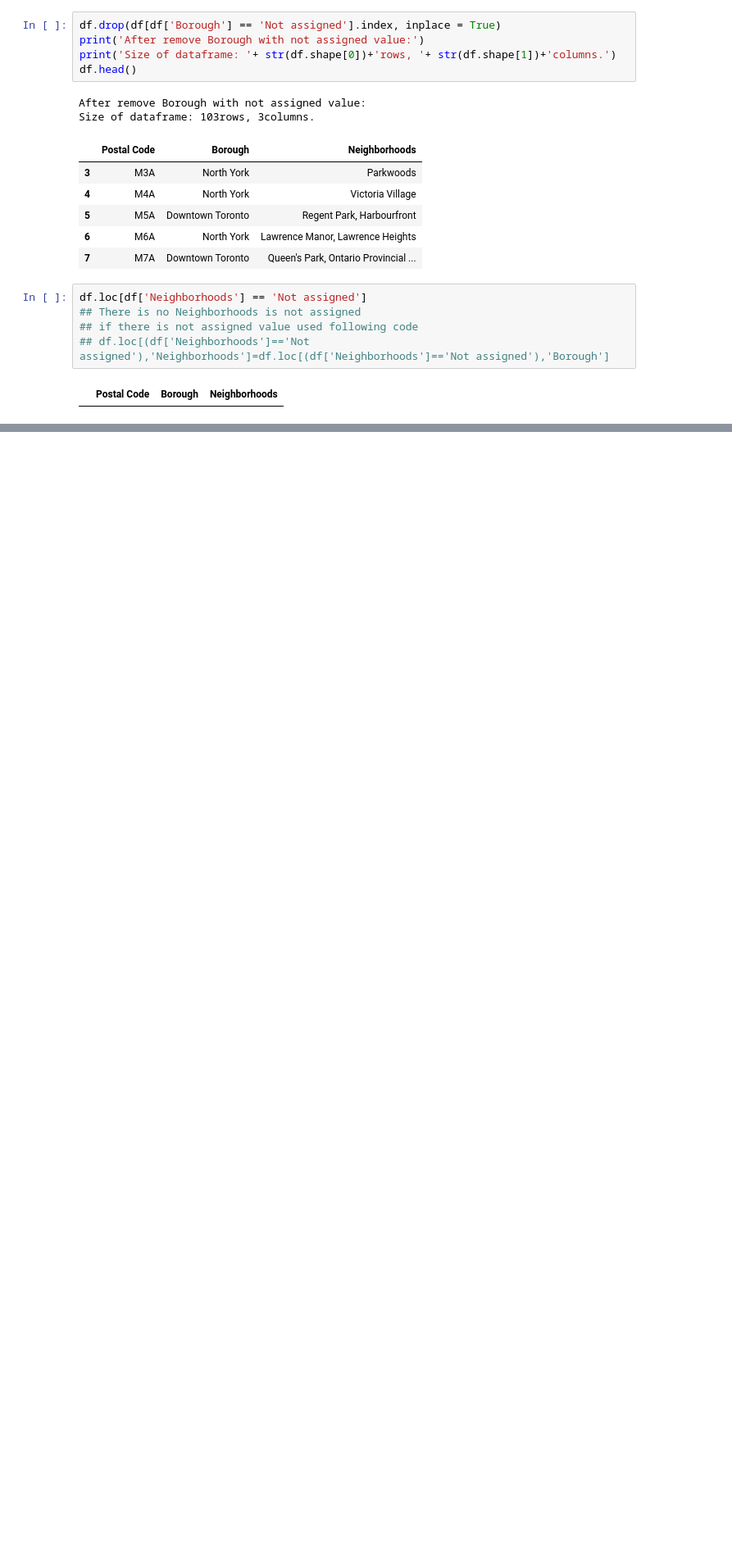
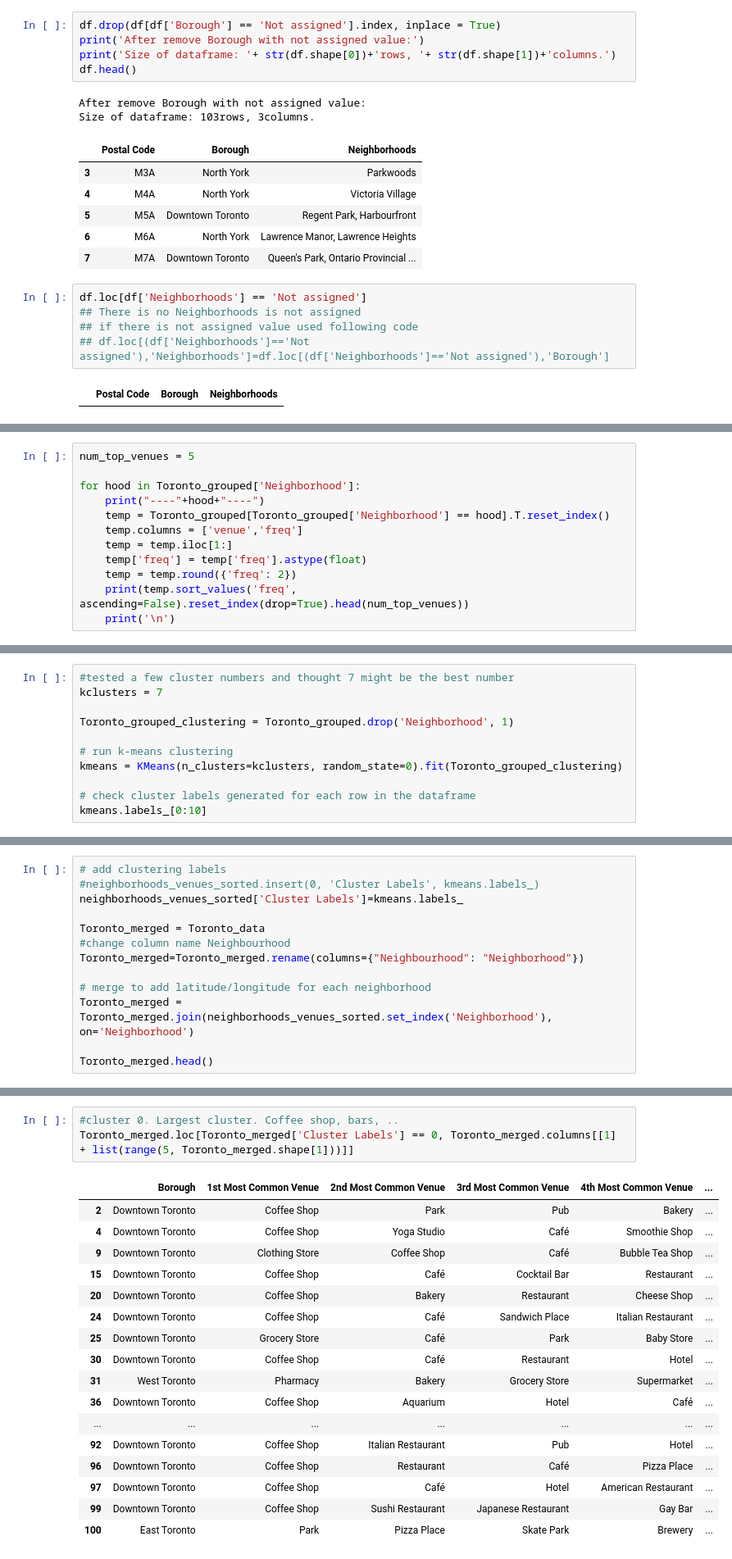
Before and after one commit to LinlinYin/Coursera_Capstone, a Jupyter notebook: Segmenting and Clustering Neighborhoods in Toronto.ipynb, the cells around one changed output, grey strips where cells are left out. Shown at 82% size. Drawn from its saved outputs; the diff is of its cells as text; blank space fills up the shorter version.

```diff
--- a/Segmenting and Clustering Neighborhoods in Toronto.ipynb
+++ b/Segmenting and Clustering Neighborhoods in Toronto.ipynb
@@ -83,0 +332,12 @@ df
+# %%
+num_top_venues = 5
+
+for hood in Toronto_grouped['Neighborhood']:
+    print("----"+hood+"----")
+    temp = Toronto_grouped[Toronto_grouped['Neighborhood'] == hood].T.reset_index()
+    temp.columns = ['venue','freq']
+    temp = temp.iloc[1:]
+    temp['freq'] = temp['freq'].astype(float)
+    temp = temp.round({'freq': 2})
+    print(temp.sort_values('freq', ascending=False).reset_index(drop=True).head(num_top_venues))
+    print('\n')
@@ -83,0 +403,11 @@ df
+# %%
+#tested a few cluster numbers and thought 7 might be the best number
+kclusters = 7
+
+Toronto_grouped_clustering = Toronto_grouped.drop('Neighborhood', 1)
+
+# run k-means clustering
+kmeans = KMeans(n_clusters=kclusters, random_state=0).fit(Toronto_grouped_clustering)
+
+# check cluster labels generated for each row in the dataframe
+kmeans.labels_[0:10]
@@ -83,0 +416,13 @@ df
+# %%
+# add clustering labels
+#neighborhoods_venues_sorted.insert(0, 'Cluster Labels', kmeans.labels_)
+neighborhoods_venues_sorted['Cluster Labels']=kmeans.labels_
+
+Toronto_merged = Toronto_data
+#change column name Neighbourhood
+Toronto_merged=Toronto_merged.rename(columns={"Neighbourhood": "Neighborhood"})
+
+# merge to add latitude/longitude for each neighborhood
+Toronto_merged = Toronto_merged.join(neighborhoods_venues_sorted.set_index('Neighborhood'), on='Neighborhood')
+
+Toronto_merged.head()
@@ -83,0 +474,21 @@ df
+# %%
+#cluster 0. Largest cluster. Coffee shop, bars, ..
+Toronto_merged.loc[Toronto_merged['Cluster Labels'] == 0, Toronto_merged.columns[[1] + list(range(5, Toronto_merged.shape[1]))]]
+# %% [output]
+|  | Borough | 1st Most Common Venue | 2nd Most Common Venue | 3rd Most Common Venue | 4th Most Common Venue | ... |
+| 2 | Downtown Toronto | Coffee Shop | Park | Pub | Bakery | ... |
+| 4 | Downtown Toronto | Coffee Shop | Yoga Studio | Café | Smoothie Shop | ... |
+| 9 | Downtown Toronto | Clothing Store | Coffee Shop | Café | Bubble Tea Shop | ... |
+| 15 | Downtown Toronto | Coffee Shop | Café | Cocktail Bar | Restaurant | ... |
+| 20 | Downtown Toronto | Coffee Shop | Bakery | Restaurant | Cheese Shop | ... |
+| 24 | Downtown Toronto | Coffee Shop | Café | Sandwich Place | Italian Restaurant | ... |
+| 25 | Downtown Toronto | Grocery Store | Café | Park | Baby Store | ... |
+| 30 | Downtown Toronto | Coffee Shop | Café | Restaurant | Hotel | ... |
+| 31 | West Toronto | Pharmacy | Bakery | Grocery Store | Supermarket | ... |
+| 36 | Downtown Toronto | Coffee Shop | Aquarium | Hotel | Café | ... |
+| ... | ... | ... | ... | ... | ... | ... |
+| 92 | Downtown Toronto | Coffee Shop | Italian Restaurant | Pub | Hotel | ... |
+| 96 | Downtown Toronto | Coffee Shop | Restaurant | Café | Pizza Place | ... |
+| 97 | Downtown Toronto | Coffee Shop | Café | Hotel | American Restaurant | ... |
+| 99 | Downtown Toronto | Coffee Shop | Sushi Restaurant | Japanese Restaurant | Gay Bar | ... |
+| 100 | East Toronto | Park | Pizza Place | Skate Park | Brewery | ... |
```
Also changed, not shown: parts of 33 cells of this notebook.
